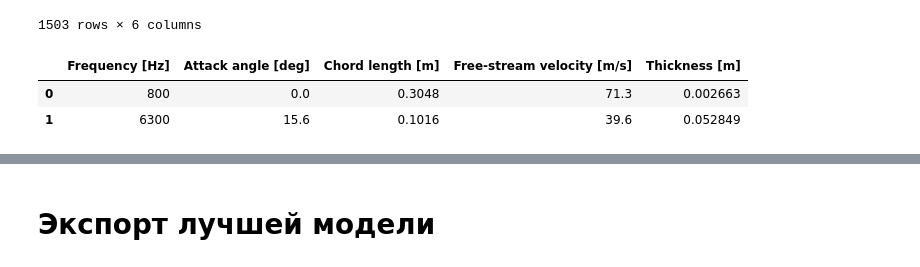
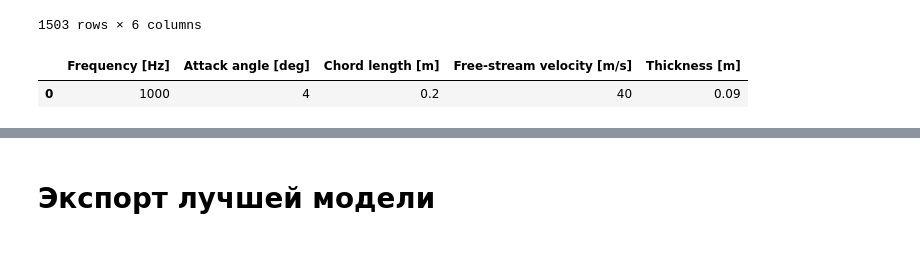
Before and after one commit to ParkhomenkoDV/airfoil_noise, a Jupyter notebook: airfoil_noise.ipynb, the cells around one changed output, grey strips where cells are left out. Cells and saved outputs as stored; diff of their text form; code cells hidden in the pictures.

```diff
--- a/airfoil_noise.ipynb
+++ b/airfoil_noise.ipynb
@@ -802,17 +880,16 @@ df
 | 1502 | 6300 | 15.6 | 0.1016 | 39.6 | 0.052849 | ... |
 1503 rows × 6 columns
 # %%
-airfoil_props = {"Frequency [Hz]": [800, 6300],
-                 "Attack angle [deg]": [0, 15.6],
-                 "Chord length [m]" : [0.3048, 0.1016],
-                 "Free-stream velocity [m/s]": [71.3, 39.6],
-                 "Thickness [m]": [0.002663, 0.052849]}
+airfoil_props = {"Frequency [Hz]": [1000],
+                 "Attack angle [deg]": [4],
+                 "Chord length [m]" : [0.2],
+                 "Free-stream velocity [m/s]": [40],
+                 "Thickness [m]": [0.09]}
 airfoil_props = pd.DataFrame(airfoil_props)
 airfoil_props
 # %% [output]
 |  | Frequency [Hz] | Attack angle [deg] | Chord length [m] | Free-stream velocity [m/s] | Thickness [m] |
-| 0 | 800 | 0.0 | 0.3048 | 71.3 | 0.002663 |
-| 1 | 6300 | 15.6 | 0.1016 | 39.6 | 0.052849 |
+| 0 | 1000 | 4 | 0.2 | 40 | 0.09 |
 # %%
 %%time
 for predict in model_tf.predict(airfoil_props.to_numpy()):
```
Also changed, not shown: parts of 67 cells of this notebook.
